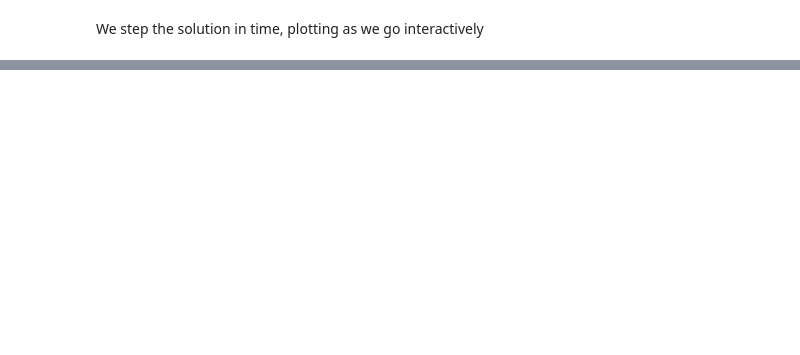
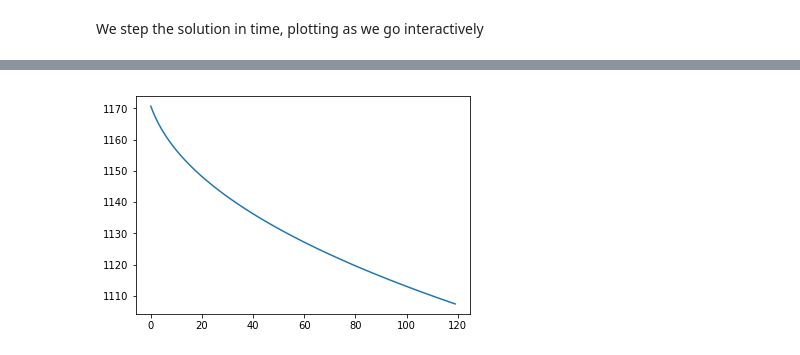
Before and after one commit to Teslos/TTT, a Jupyter notebook: TTT.ipynb, the cells around one changed output, grey strips where cells are left out. Drawn from its saved outputs; the diff is of its cells as text; code cells hidden in the pictures; blank space fills up the shorter version.

```diff
--- a/TTT.ipynb
+++ b/TTT.ipynb
@@ -191,10 +187,12 @@ The temperature on the top and right side of cylinder are set to surounding temp
 $T_0 = T_{\infty}$
 # %%
 vh = np.vectorize(h)
-temperature.faceGrad.dot([0,1]).constrain(vh(temperature.faceValue)*(temperature.faceValue-t_inf),mesh.facesBottom)
+#temperature.faceGrad.dot([0,1]).constrain(-vh(temperature.faceValue)*1/k*(temperature.faceValue-t_inf),mesh.facesBottom)
+temperature.faceGrad.dot([0,1]).constrain(0,mesh.facesBottom)
 temperature.faceGrad.dot([1,0]).constrain(0,mesh.facesLeft)
-temperature.constrain(t_inf, mesh.facesRight)
-temperature.constrain(t_inf, mesh.facesTop)
+#temperature.constrain(t_inf, mesh.facesRight)
+temperature.constrain(1173., mesh.facesTop)
+fluxBottom = vh(temperature.faceValue)*(temperature.faceValue-t_inf)
 # %% [markdown]
 Now setup the temperature equation for now we dont have a source term comming from the phase transformations.
 # %%
@@ -237,0 +281,4 @@ step:  10 Min. temperature 0.0
+# %%
+plta = plt.plot(Tvstime)
+# %% [output]
+[figure, added]
```
Also changed, not shown: parts of 16 cells of this notebook.
